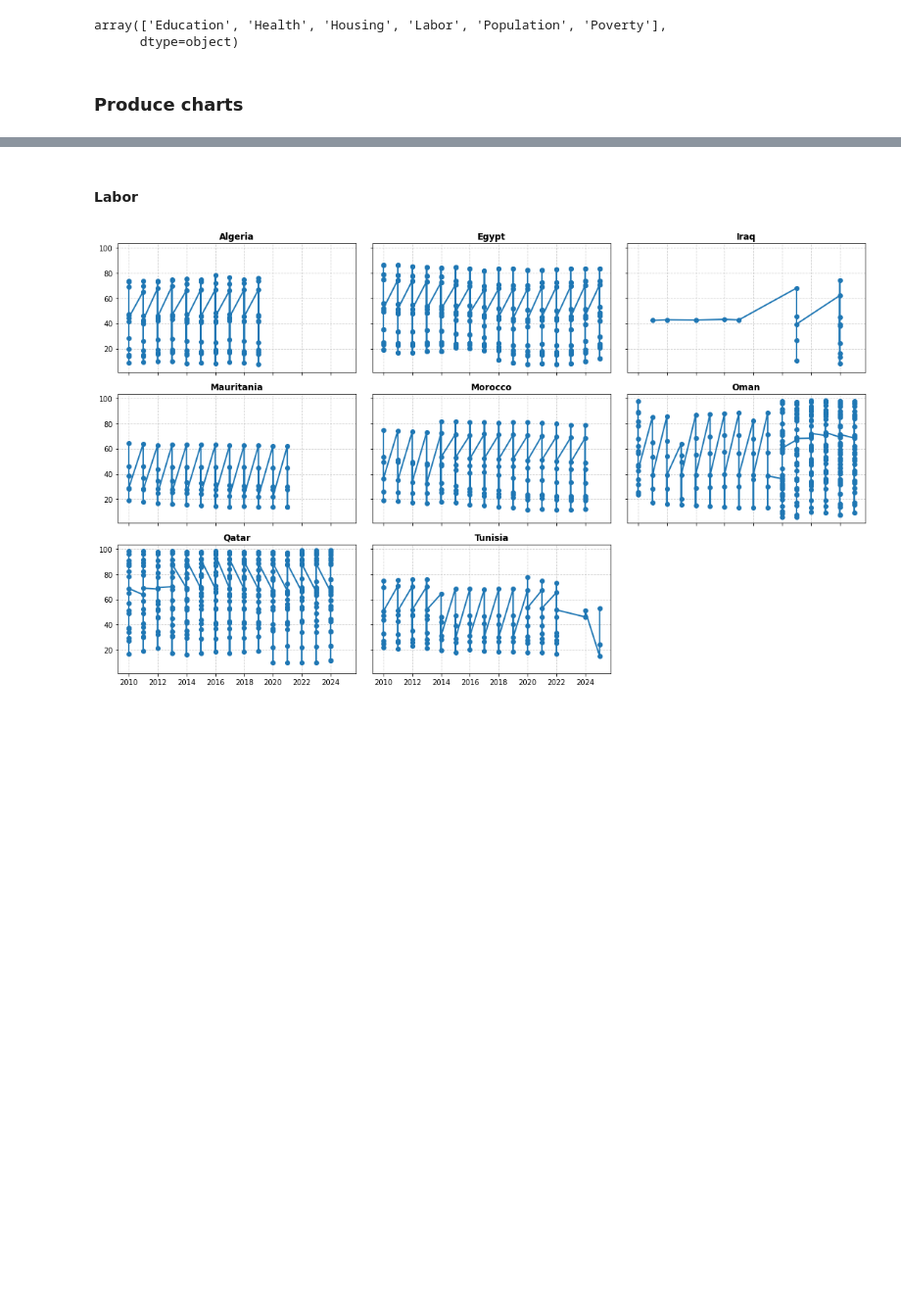
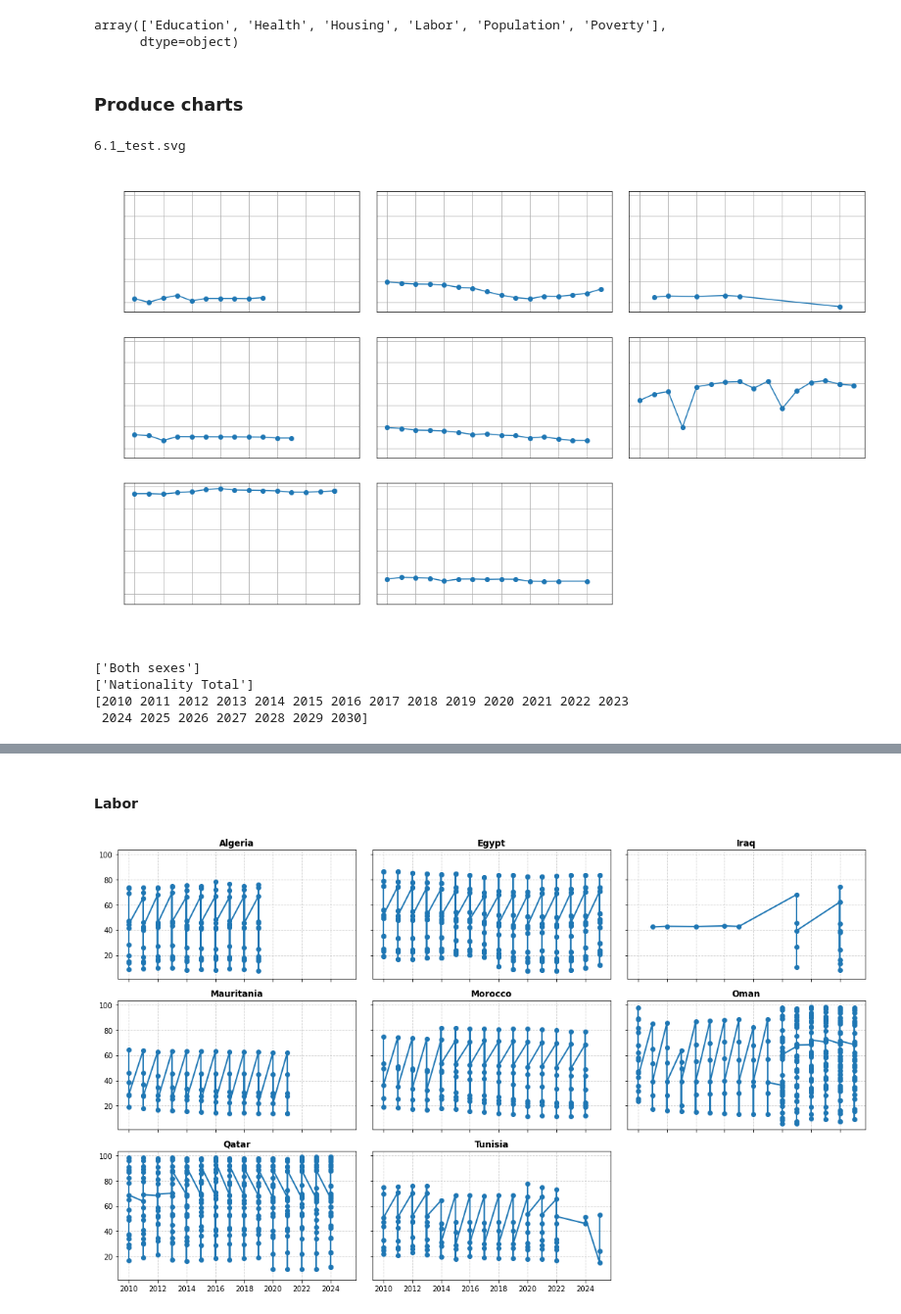
Before and after one commit to raffi1974/compendium-charts, a Jupyter notebook: compendium charts.ipynb, the cells around one changed output, grey strips where cells are left out. Shown at 98% size. Saved outputs shown, nothing was run; the diff lists cells and outputs as text; code cells hidden in the pictures; blank space fills up the shorter version.

```diff
--- a/compendium charts.ipynb
+++ b/compendium charts.ipynb
@@ -117,2 +115,62 @@ df_labor=en_df_translated[en_df_translated['Chapter']=='Labor'].copy()
 # %% [markdown]
 ### Produce charts
+# %%
+#LABOR
+df_labor=en_df_translated[en_df_translated['Chapter']=='Labor'].copy()
+
+###Labor, 6.1 Labor force participation rate
+condition = (
+    (df_labor['Indicator'] == 'Labor force participation rate') &
+    (df_labor['Age Group'] == '15+ years') &
+    (~df_labor['Sex'].isin(['Male', 'Female'])) &
+    (~df_labor['Nationality'].isin(['Nationals', 'Non-nationals']))
+)
+
+df_labor61 = df_labor[condition].copy()
+####################################################################
+# 1. Prepare data
+df_labor61['Year'] = pd.to_numeric(df_labor61['Year'], errors='coerce')
+df_labor61['Value'] = pd.to_numeric(df_labor61['Value'], errors='coerce')
+df_labor61 = df_labor61.dropna(subset=['Year', 'Value'])
+
+countries = sorted(df_labor61['Country'].unique())
+num_countries = len(countries)
+cols = 3
+rows = (num_countries + cols - 1) // cols
+
+
+# 2. Plot
+fig, axes = plt.subplots(rows, cols, figsize=(15, rows * 3), sharex=True, sharey=True)
+axes_flat = np.array(axes).flatten()
+
+# Apply white text globally for this figure to avoid black text issues
+plt.rcParams.update({'text.color': 'white', 'axes.labelcolor': 'white', 'xtick.color': 'white', 'ytick.color': 'white'})
+
+for i, country in enumerate(countries):
+    subset = df_labor61[df_labor61['Country'] == country].sort_values('Year')
+    ax=axes_flat[i]
+    ax.plot(subset['Year'], subset['Value'], marker='o')
+
+    ax.set_title(country, color='white', fontsize=12, pad=10)
+    ax.grid(True)
+
+
+# AMENDED: Set labels for the entire figure with white color
+fig.supxlabel('Year', fontsize=14, color='white')
+fig.supylabel('Value', fontsize=14, color='white')
+
+
+# 3. Clean layout
+for j in range(len(countries), len(axes_flat)):
+    axes_flat[j].axis('off')
+
+# Save as SVG
+svg_file = "6.1_test.svg"
+plt.savefig(svg_file, format='svg', transparent=True)
+print(svg_file)
+
+plt.tight_layout()
+plt.show()
+# %% [output]
+6.1_test.svg
+[figure, added]
@@ -119,3 +181,12 @@ df_labor=en_df_translated[en_df_translated['Chapter']=='Labor'].copy()
+# %%
+print(df_61['Sex'].unique())
+print(df_61['Nationality'].unique())
+print(df_61['Year'].unique())
+# %% [output]
+['Both sexes']
+['Nationality Total']
+[2010 2011 2012 2013 2014 2015 2016 2017 2018 2019 2020 2021 2022 2023
+ 2024 2025 2026 2027 2028 2029 2030]
 # %%
 #get the data subsets for the charts
 
```
Also changed, not shown: parts of 11 cells of this notebook.
